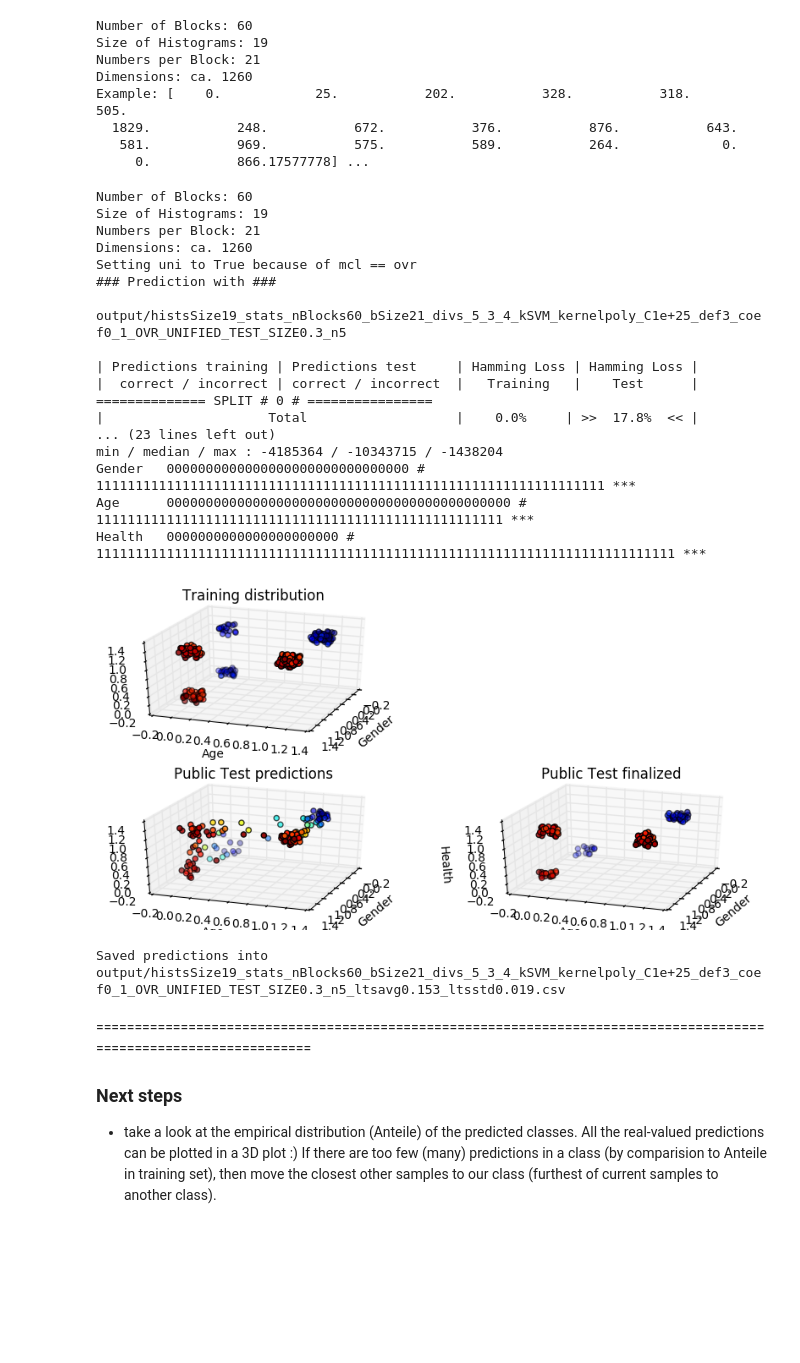
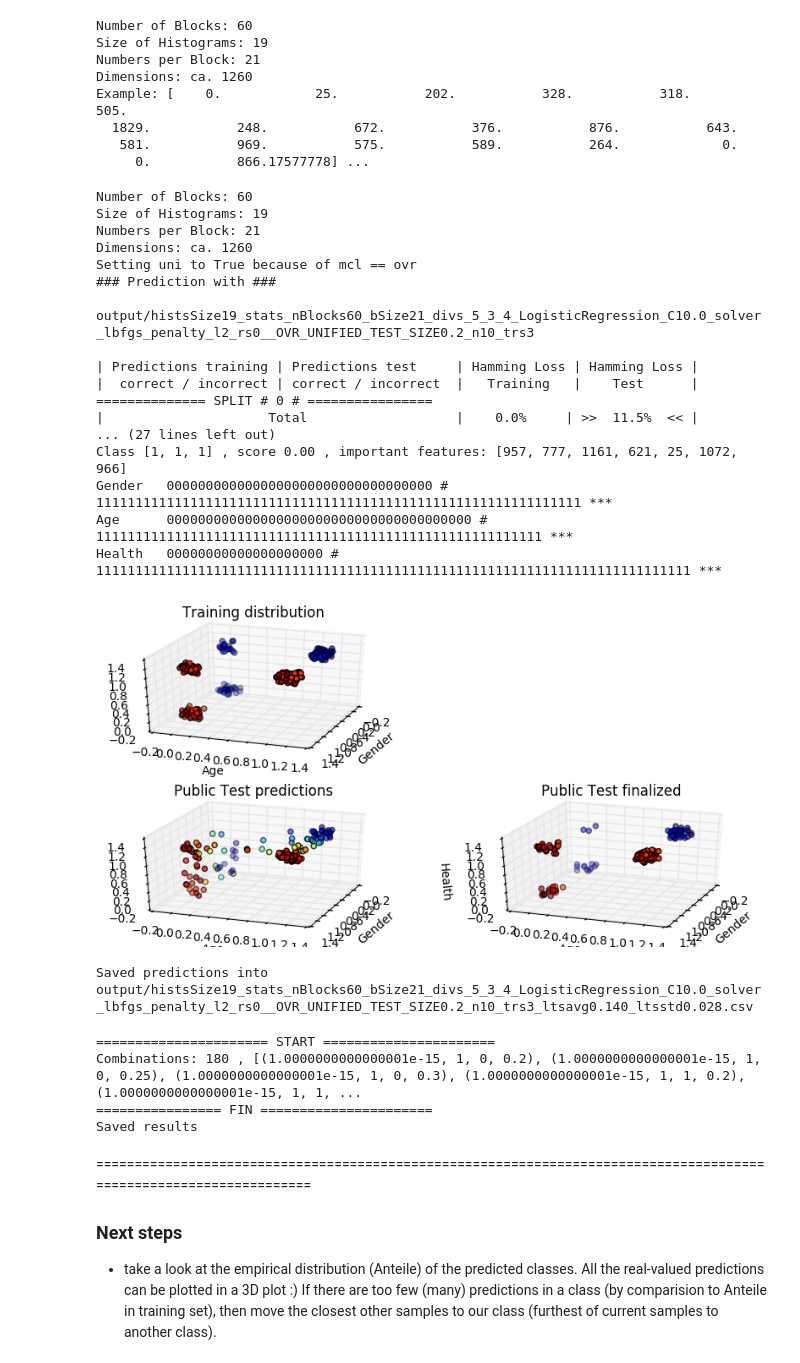
Before and after one commit to GollyTicker/orel-ml, a Jupyter notebook: validated-Spherical-Many-Hists.ipynb, the cells around one changed output. Drawn from its saved outputs; the diff is of its cells as text; code cells hidden in the pictures; blank space fills up the shorter version.

Commit message:
added logistic regression. working good. added gradient boost classification. not tried much. grid search for ksvm poly kernel. working good. results of grid search in np-array.

```diff
--- a/validated-Spherical-Many-Hists.ipynb
+++ b/validated-Spherical-Many-Hists.ipynb
@@ -361,7 +361,7 @@ def visualize(labelName,y_pred,model,do,prefix,mcl):
   total = int(len(y_pred)*0.7)
   zeros = int(len(filter(lambda x:x == 0,y_pred))*0.7)
   print labelName," ","0"*zeros,"#","1"*(total-zeros),"***"
-  if mcl:
+  if mcl in ["ovr","ovo"]:
     return
   if do[0] is "a":
     plt.plot(model.estimator_errors_)
@@ -444,8 +444,7 @@ import random
 
 def applyClassificationSeparated(classf,
                                  predictGenderFromAgeHealth,prepPercentage,preprocess,uni,threeClassifiers,
-                                 nonClassRep,
-                                test_size,n_splits):
+                                 nonClassRep,trs,test_size,n_splits):
   prefix = classf[0]
   # TODO: copy output to file
 
@@ -455,7 +454,9 @@ def applyClassificationSeparated(classf,
 
   results = []
 
-  splits = [doSplit(test_size=test_size,
+  #using a random_state for the test case splitting. it needs to be different for each split, thus the index of
+  # the split is added to a factor of the trs. for different values of trs (0,1,2,...) it will produce very different splits
+  splits = [doSplit(test_size=test_size,rs=i+30*trs,
                     splittingFor="3subclasses" if threeClassifiers else None,
                     nonClassRep=nonClassRep) for i in range(0,n_splits)]
 
@@ -672,37 +683,80 @@ def doStuff(do="rf",al=15,comps=n_max-1,n_est=120,k1="rbf",
 # %%
-doStuff(
+result = doStuff(
   preprocess="none",n_comps=25,kpcaK="poly",
   #do = "nn",nn=15,weights="distance",p=1,
   #do = "aks",n_est=20,kernel="linear",gamma=1e2,coef0=1,deg=2,k1="poly",C=1e-10,
-  do = "ks",kernel="poly",gamma=0.01/2,coef0=1,deg=3,k1="poly",C=1e25,
+  #do = "ks",kernel="poly",gamma=0.01/2,coef0=1,deg=3,k1="poly",C=1e3,
+  #uni = True, mcl="ovr", do = "gbc",n_est=35,lr=1.0,f=0.3,msp=3,max_depth=2,rs=1,
+  uni = True, mcl="ovr", do = "lr",C=1e1,solver="lbfgs",rs=0,penalty="l2",
+  #uni = True, mcl="ovr", do = "ks",kernel="poly",gamma=0.01/2,coef0=1,deg=3,k1="poly",C=2.1544e18,rs=0,
   #do = "al",n_est=30,al=1e-15,
   #do = "rf",n_est=300,f=0.3,msp=3,max_depth=3,rs=1,
   prepPercentage = False,
   pgah = False,
-  uni = True, mcl="ovr",# mcl="ovo"
-  test_size=0.3,n_splits=5,
+  # uni = False, mcl="ovr",# mcl="ovo"
+  test_size=0.2,n_splits=10,trs=3,
   #do = "rfm",n_est=[50,80,70],f=[0.4,0.4,0.6],msp=3,max_depth=[3,3,4],rs=1,threeClassifiers=True,nonClassRep=0.2,
   msplit=70)
 # %% [output]
 Number of Blocks: 60
 Size of Histograms: 19
 Numbers per Block: 21
 Dimensions: ca. 1260
 Setting uni to True because of mcl == ovr
 ### Prediction with ###
-   output/histsSize19_stats_nBlocks60_bSize21_divs_5_3_4_kSVM_kernelpoly_C1e+25_def3_coef0_1_OVR_UNIFIED_TEST_SIZE0.3_n5
+   output/histsSize19_stats_nBlocks60_bSize21_divs_5_3_4_LogisticRegression_C10.0_solver_lbfgs_penalty_l2_rs0__OVR_UNIFIED_TEST_SIZE0.2_n10_trs3
 
 | Predictions training | Predictions test     | Hamming Loss | Hamming Loss |
 |  correct / incorrect | correct / incorrect  |   Training   |    Test      |
 ============== SPLIT # 0 # ================
-|                     Total                   |    0.0%     | >>  17.8%  << |
-... (23 lines left out)
-min / median / max : -4185364 / -10343715 / -1438204
-Gender   0000000000000000000000000000000 # 11111111111111111111111111111111111111111111111111111111111111111 ***
-Age      00000000000000000000000000000000000000000000 # 1111111111111111111111111111111111111111111111111111 ***
-Health   0000000000000000000000 # 11111111111111111111111111111111111111111111111111111111111111111111111111 ***
+|                     Total                   |    0.0%     | >>  11.5%  << |
+... (27 lines left out)
+Class [1, 1, 1] , score 0.00 , important features: [957, 777, 1161, 621, 25, 1072, 966]
+Gender   0000000000000000000000000000000000 # 11111111111111111111111111111111111111111111111111111111111111 ***
+Age      000000000000000000000000000000000000000 # 111111111111111111111111111111111111111111111111111111111 ***
+Health   00000000000000000000 # 1111111111111111111111111111111111111111111111111111111111111111111111111111 ***
-[figure, old version]
+[figure, new version]
-Saved predictions into output/histsSize19_stats_nBlocks60_bSize21_divs_5_3_4_kSVM_kernelpoly_C1e+25_def3_coef0_1_OVR_UNIFIED_TEST_SIZE0.3_n5_ltsavg0.153_ltsstd0.019.csv
+Saved predictions into output/histsSize19_stats_nBlocks60_bSize21_divs_5_3_4_LogisticRegression_C10.0_solver_lbfgs_penalty_l2_rs0__OVR_UNIFIED_TEST_SIZE0.2_n10_trs3_ltsavg0.140_ltsstd0.028.csv
+# %%
+# DONE: Results in the file
+
+from itertools import product
+import multiprocessing as mp
+from joblib import Parallel,delayed
+import time
+# do grid search
+# polynomial kernel: C, deg, coef0, test_size
+# searched over: params = np.logspace(-15,35,10), [1,2,3], [0,1], [0.2,0.25,0.3]
+
+# polynomial kernel: C, deg, coef0, test_size
+params = np.logspace(-15,35,10), [1,2,3], [0,1], [0.2,0.25,0.3]
+
+xs = list(product(*params))
+print "====================== START ====================== "
+print "Combinations:",len(xs),",",xs[:5],"..."
+
+def trySolution(t):
+  C,deg,coef0,test_size = t
+  results = doStuff(uni=True,mcl="ovr",do="ks",
+                    kernel="poly",coef0=coef0,deg=deg,C=C,
+                    test_size=test_size,n_splits=10)
+  return list(t)+[np.min(results["ltss"]),np.max(results["ltss"]),results["ltsavg"],results["ltsstd"]]
+
+def test(t):
+  C,deg,coef0,test_size = t
+  print t
+  return list(t)
+
+#results = Parallel(n_jobs=-1)(delayed(trySolution)(x) for x in xs)
+#np.save("GridSearch_ovr_ks_kernel_poly_n_splits10_lts_minmax_ltsavg_ltsstd",np.array(results))
+
+print "================ FIN ======================"
+print "Saved results"
+# %% [output]
+====================== START ======================
+Combinations: 180 , [(1.0000000000000001e-15, 1, 0, 0.2), (1.0000000000000001e-15, 1, 0, 0.25), (1.0000000000000001e-15, 1, 0, 0.3), (1.0000000000000001e-15, 1, 1, 0.2), (1.0000000000000001e-15, 1, 1, ...
+================ FIN ======================
+Saved results
 # %% [markdown]
 ===================================================================================================================
 ### Next steps
```
Also changed, not shown: parts of 3 cells of this notebook, 1 other file.
